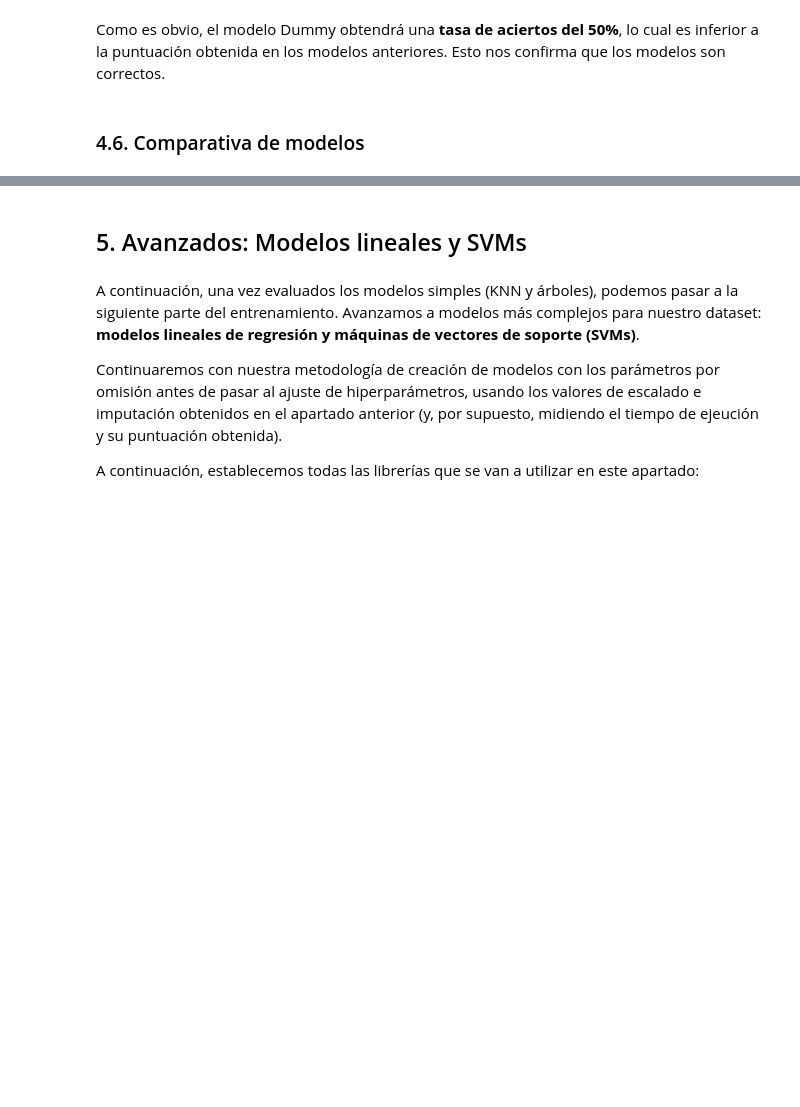
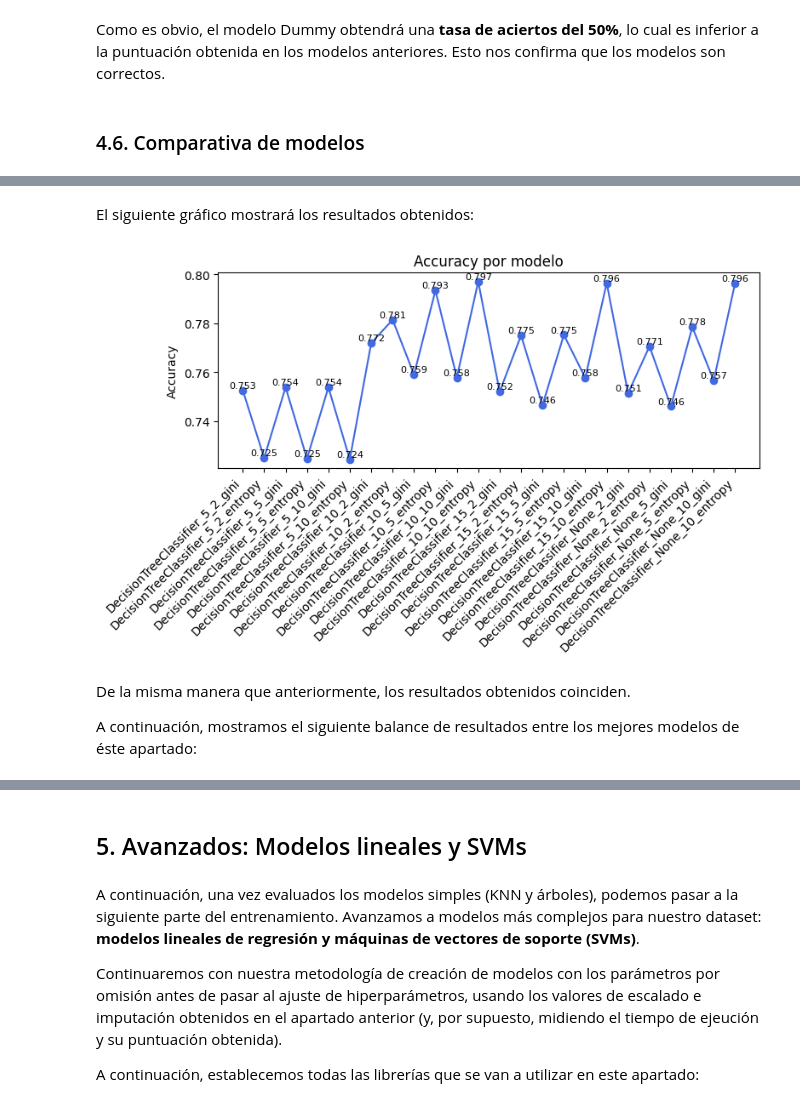
Before and after one commit to 100495802/G11.AA-495802-495702, a Jupyter notebook: P1AA.ipynb, the cells around one changed output, grey strips where cells are left out. Saved outputs shown, nothing was run; the diff lists cells and outputs as text; code cells hidden in the pictures; blank space fills up the shorter version.

```diff
--- a/P1AA.ipynb
+++ b/P1AA.ipynb
@@ -543 +645,28 @@ A continuación, mostramos el siguiente balance de resultados:
+# %% [markdown]
+El siguiente gráfico mostrará los resultados obtenidos:
+# %%
+# Listamos los modelos y sus puntuaciones
+modelos = list(resultados_dec_tree.keys())
+accuracies = [resultados_dec_tree[modelo]["puntuacion"] for modelo in modelos]
+
+# Creamos el gráfico
+plt.figure(figsize=(8, 5))
+plt.plot(modelos, accuracies, marker='o', linestyle='-', color='royalblue')
+plt.title('Accuracy por modelo')
+plt.ylabel('Accuracy')
+plt.xticks(rotation=45, ha='right')
+
+# Escribimos el valor encima de cada punto
+for i, acc in enumerate(accuracies):
+    plt.text(i, acc + 0.001, f"{acc:.3f}", ha='center', fontsize=8)
+
+# Mostramos el gráfico
+plt.tight_layout()
+plt.show()
+# %% [output]
+[figure, added]
+# %% [markdown]
+De la misma manera que anteriormente, los resultados obtenidos coinciden.
+
+A continuación, mostramos el siguiente balance de resultados entre los mejores modelos de éste apartado:
 # %%
```
Also changed, not shown: parts of 39 cells of this notebook, 2 other files.
